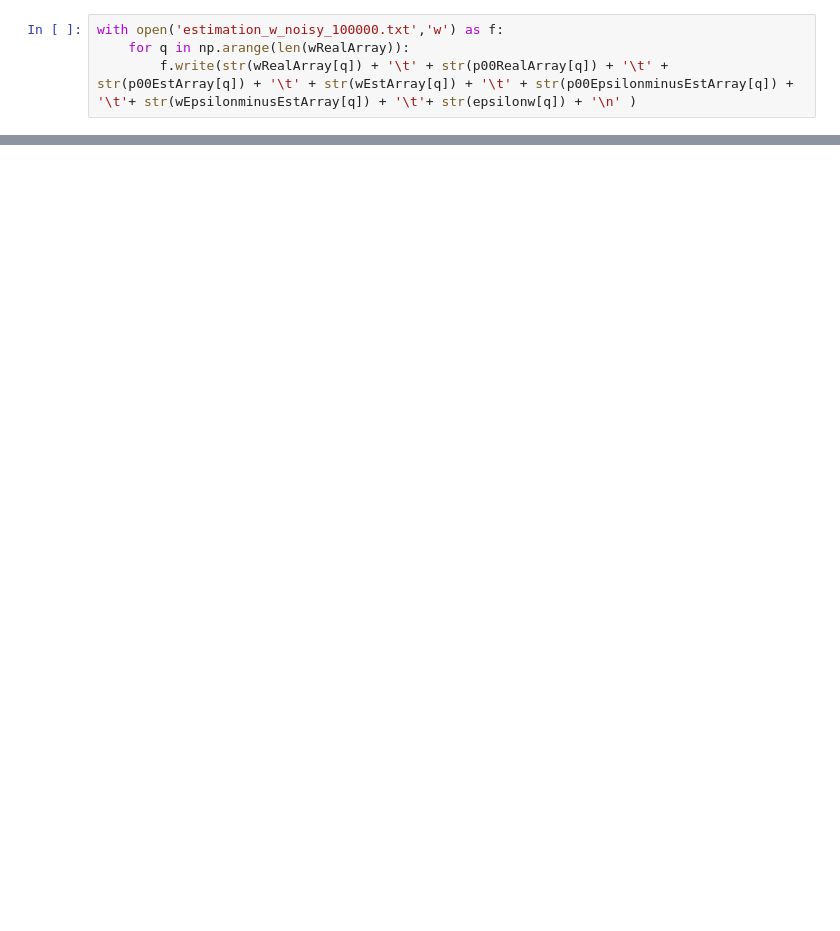
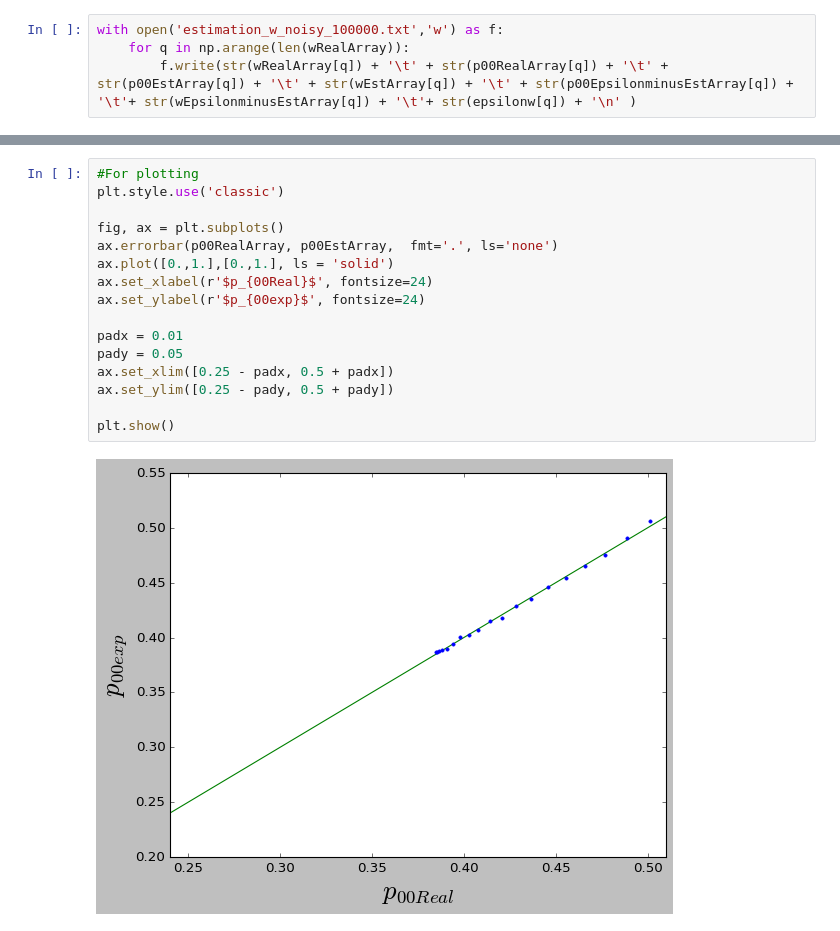
Before and after one commit to netq-oist/distimator, a Jupyter notebook: Estimation_of_w.ipynb, the cells around one changed output, grey strips where cells are left out. Drawn from its saved outputs; the diff is of its cells as text; blank space fills up the shorter version.

```diff
--- a/Estimation_of_w.ipynb
+++ b/Estimation_of_w.ipynb
@@ -837,0 +910,18 @@ with open('estimation_w_noisy_100000.txt','w') as f:
+# %%
+#For plotting
+plt.style.use('classic')
+
+fig, ax = plt.subplots()
+ax.errorbar(p00RealArray, p00EstArray,  fmt='.', ls='none')
+ax.plot([0.,1.],[0.,1.], ls = 'solid')
+ax.set_xlabel(r'$p_{00Real}$', fontsize=24)
+ax.set_ylabel(r'$p_{00exp}$', fontsize=24)
+
+padx = 0.01
+pady = 0.05
+ax.set_xlim([0.25 - padx, 0.5 + padx])
+ax.set_ylim([0.25 - pady, 0.5 + pady])
+
+plt.show()
+# %% [output]
+[figure, added]
```
Also changed, not shown: parts of 4 cells of this notebook.
